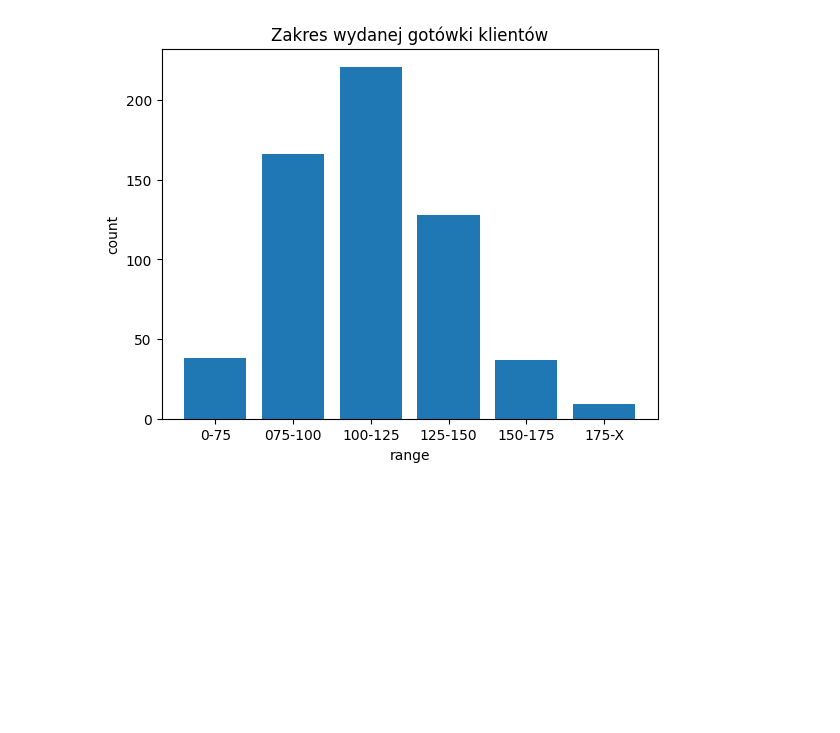
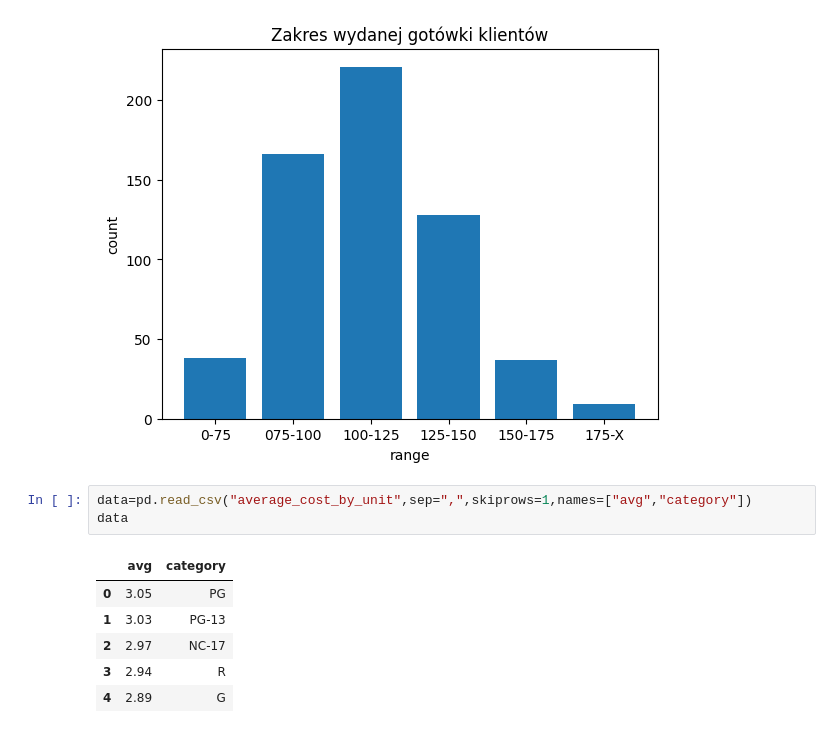
Before and after one commit to Popsonikk/filmoteka, a Jupyter notebook: Filmoteka.ipynb, the cells around one changed output. Drawn from its saved outputs; the diff is of its cells as text; blank space fills up the shorter version.

```diff
--- a/Filmoteka.ipynb
+++ b/Filmoteka.ipynb
@@ -129,3 +129,13 @@ plt.title("Zakres wydanej gotówki klientów")
 # %% [output]
 Text(0.5, 1.0, 'Zakres wydanej gotówki klientów')
 [figure]
+# %%
+data=pd.read_csv("average_cost_by_unit",sep=",",skiprows=1,names=["avg","category"])
+data
+# %% [output]
+|  | avg | category |
+| 0 | 3.05 | PG |
+| 1 | 3.03 | PG-13 |
+| 2 | 2.97 | NC-17 |
+| 3 | 2.94 | R |
+| 4 | 2.89 | G |
```
Also changed, not shown: parts of 5 cells of this notebook.
